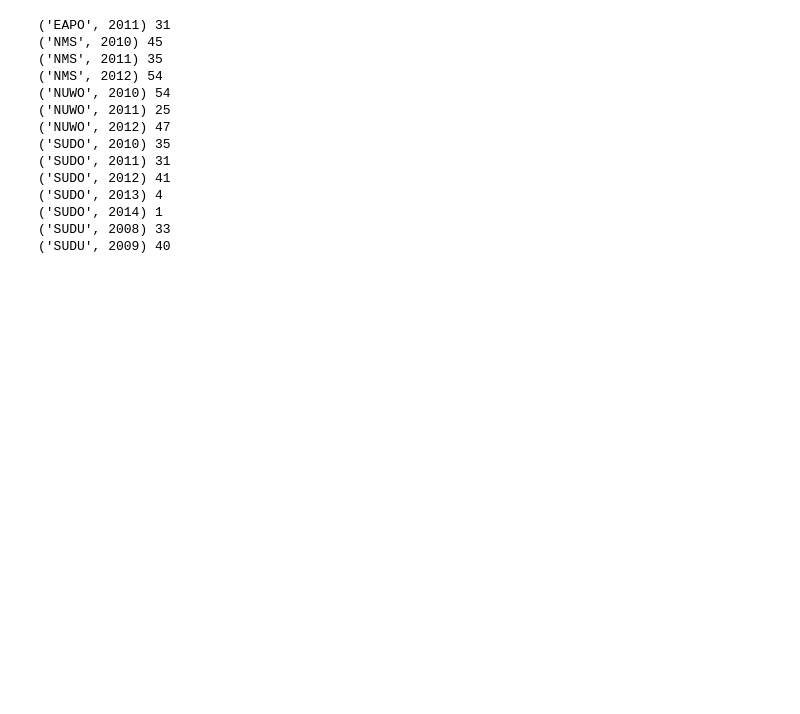
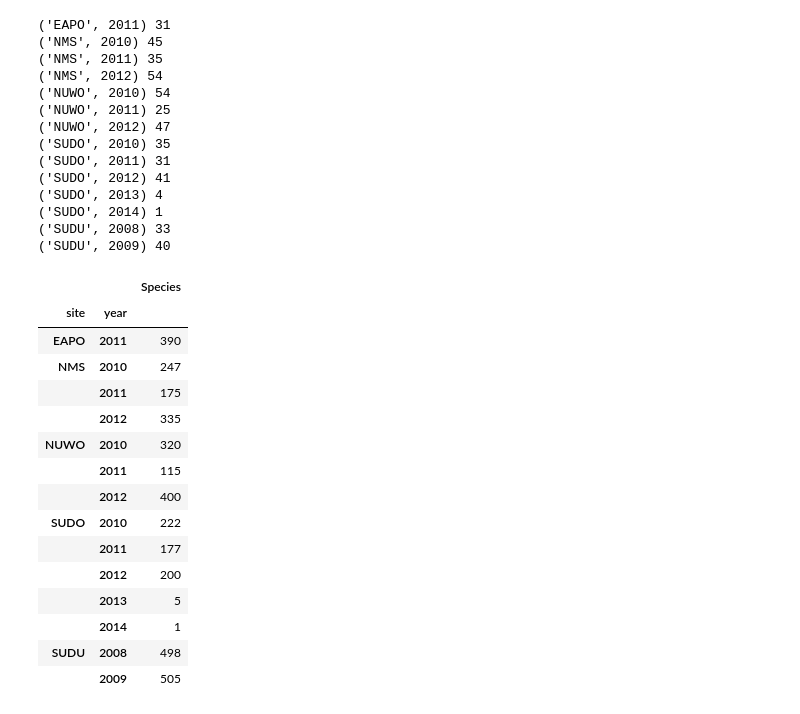
Before and after one commit to odscwest/parksconserverancy, a Jupyter notebook: preprocess.ipynb, the cells around one changed output. Cells and saved outputs as stored; diff of their text form; code cells hidden in the pictures; blank space fills up the shorter version.

Commit message:
group species num by yr and site

```diff
--- a/preprocess.ipynb
+++ b/preprocess.ipynb
@@ -82,3 +83,22 @@ for kk, vv in df_yr_sp.groupby(["site", "year"]):
 ('SUDO', 2014) 1
 ('SUDU', 2008) 33
 ('SUDU', 2009) 40
+# %%
+df_yr_sp.groupby(["site", "year"]).agg("count")
+# %% [output]
+|  |  | Species |
+| site | year |  |
+| EAPO | 2011 | 390 |
+| NMS | 2010 | 247 |
+|  | 2011 | 175 |
+|  | 2012 | 335 |
+| NUWO | 2010 | 320 |
+|  | 2011 | 115 |
+|  | 2012 | 400 |
+| SUDO | 2010 | 222 |
+|  | 2011 | 177 |
+|  | 2012 | 200 |
+|  | 2013 | 5 |
+|  | 2014 | 1 |
+| SUDU | 2008 | 498 |
+|  | 2009 | 505 |
```
Also changed, not shown: parts of 2 cells of this notebook.
